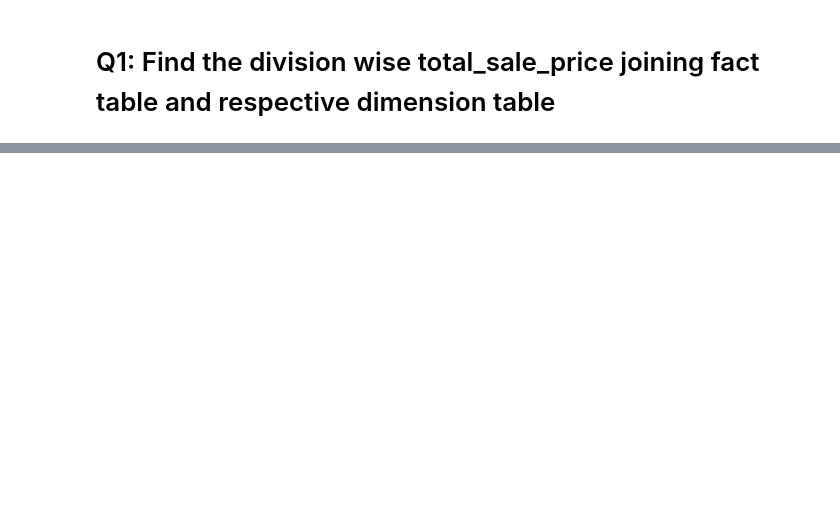
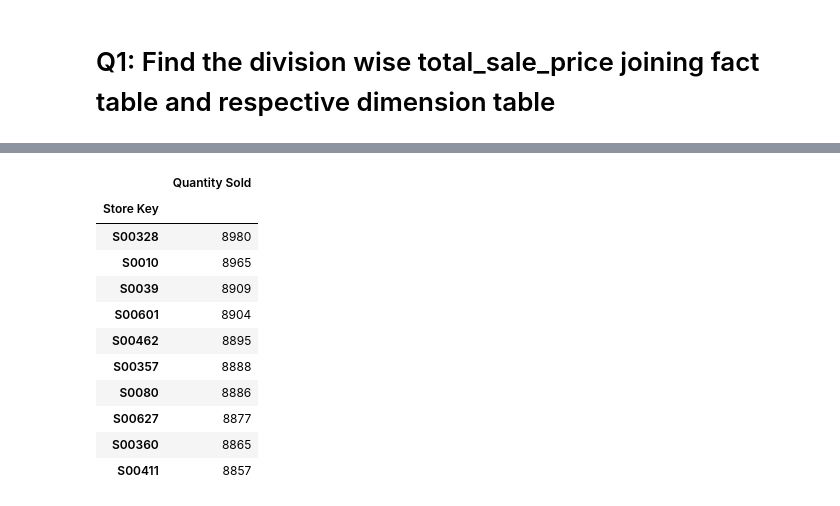
Before and after one commit to esrdlab-vinternship/HDA-Buet-vtraining-23, a Jupyter notebook: notebook/analytics/Olap.ipynb, the cells around one changed output, grey strips where cells are left out. Cells and saved outputs as stored; diff of their text form; code cells hidden in the pictures; blank space fills up the shorter version.

```diff
--- a/notebook/analytics/Olap.ipynb
+++ b/notebook/analytics/Olap.ipynb
@@ -597,0 +575,27 @@ Store Key: S0001
+# %%
+con = PostgresConnection().getConnection()
+cur = con.cursor()
+
+select_stmt = "SELECT store_key, quantity_sold " \
+              "FROM (" \
+                "SELECT p.store_key, SUM(t.quantity) AS quantity_sold, " \
+                "RANK() OVER (ORDER BY SUM(t.quantity) DESC) AS rank " \
+                "FROM star_schema.\"Fact_table\" t " \
+                "JOIN star_schema.\"Time_dim\" s on s.time_key=t.time_key " \
+                "JOIN star_schema.\"Store_dim\" p on p.store_key=t.store_key " \
+                "GROUP BY p.store_key " \
+               ") subquery " \
+               "WHERE rank <= 10 " \
+               "ORDER BY rank"
+cur.execute(select_stmt)
+records = cur.fetchall()
+
+df = pd.DataFrame(records, columns=["Store Key", "Quantity Sold"])
+df = df.set_index(['Store Key'])
+
+quantity_sales = df
+quantity_sales
+
+#for index, row in df.iterrows():
+#    print("{}".format(row['Item Name']))
+# %% [output]
@@ -597,0 +603,12 @@ Store Key: S0001
+|  | Quantity Sold |
+| Store Key |  |
+| S00328 | 8980 |
+| S0010 | 8965 |
+| S0039 | 8909 |
+| S00601 | 8904 |
+| S00462 | 8895 |
+| S00357 | 8888 |
+| S0080 | 8886 |
+| S00627 | 8877 |
+| S00360 | 8865 |
+| S00411 | 8857 |
```
Also changed, not shown: parts of 38 cells of this notebook.
